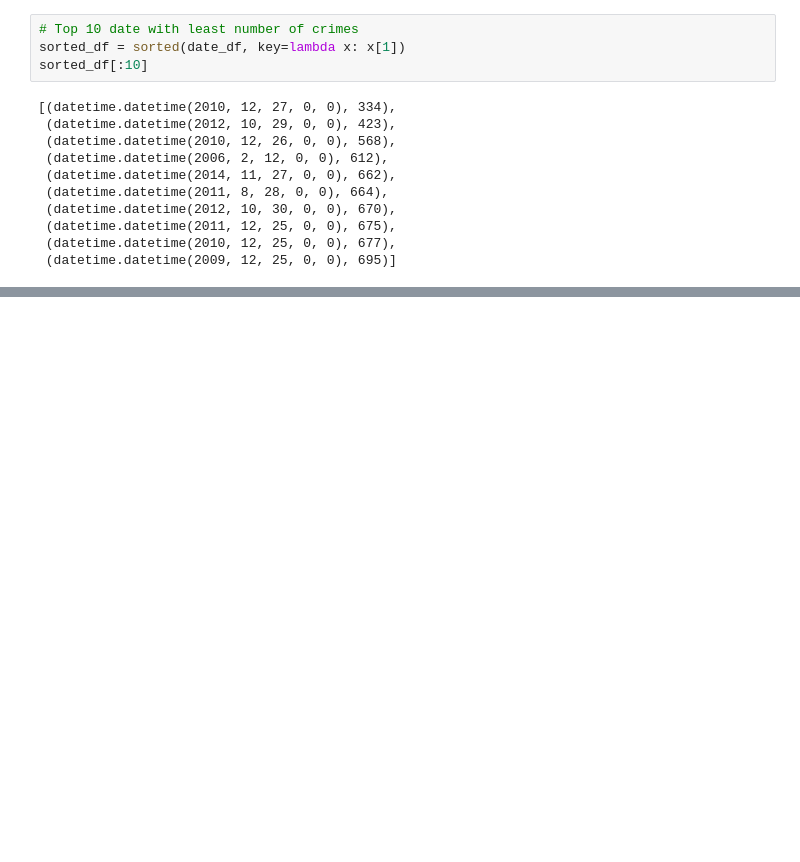
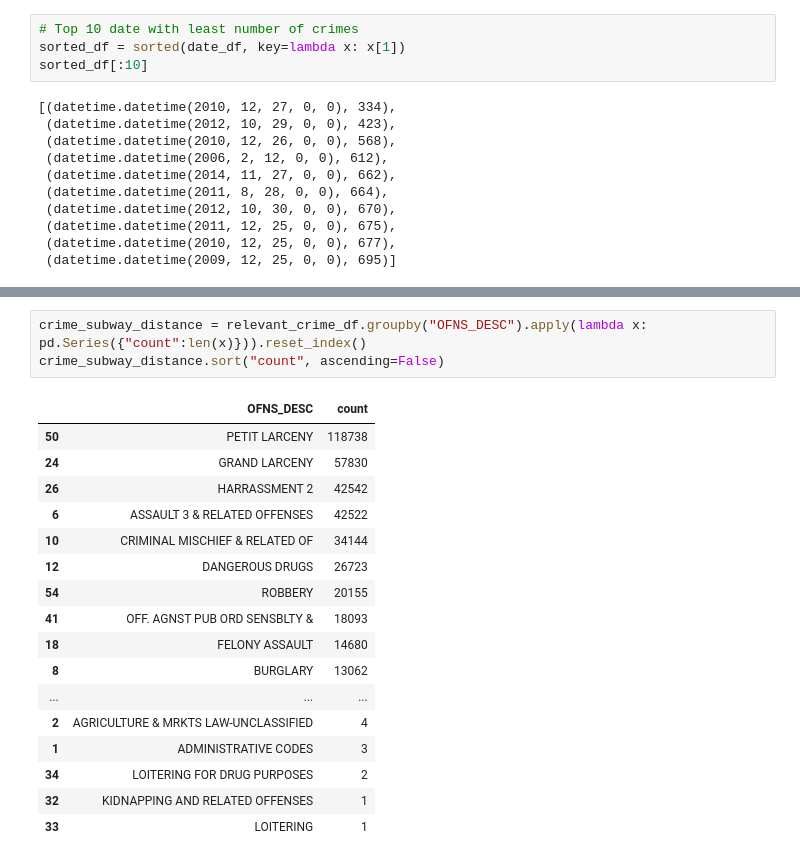
Before and after one commit to nyuxz/ds1004_project, a Jupyter notebook: Visualization.ipynb, the cells around one changed output, grey strips where cells are left out. Saved outputs shown, nothing was run; the diff lists cells and outputs as text; blank space fills up the shorter version.

```diff
--- a/Visualization.ipynb
+++ b/Visualization.ipynb
@@ -78,0 +331,21 @@ sorted_df[:10]
+# %%
+crime_subway_distance = relevant_crime_df.groupby("OFNS_DESC").apply(lambda x: pd.Series({"count":len(x)})).reset_index()
+crime_subway_distance.sort("count", ascending=False)
+# %% [output]
+|  | OFNS_DESC | count |
+| 50 | PETIT LARCENY | 118738 |
+| 24 | GRAND LARCENY | 57830 |
+| 26 | HARRASSMENT 2 | 42542 |
+| 6 | ASSAULT 3 & RELATED OFFENSES | 42522 |
+| 10 | CRIMINAL MISCHIEF & RELATED OF | 34144 |
+| 12 | DANGEROUS DRUGS | 26723 |
+| 54 | ROBBERY | 20155 |
+| 41 | OFF. AGNST PUB ORD SENSBLTY & | 18093 |
+| 18 | FELONY ASSAULT | 14680 |
+| 8 | BURGLARY | 13062 |
+| ... | ... | ... |
+| 2 | AGRICULTURE & MRKTS LAW-UNCLASSIFIED | 4 |
+| 1 | ADMINISTRATIVE CODES | 3 |
+| 34 | LOITERING FOR DRUG PURPOSES | 2 |
+| 32 | KIDNAPPING AND RELATED OFFENSES | 1 |
+| 33 | LOITERING | 1 |
```
Also changed, not shown: parts of 35 cells of this notebook, 2 other files.
